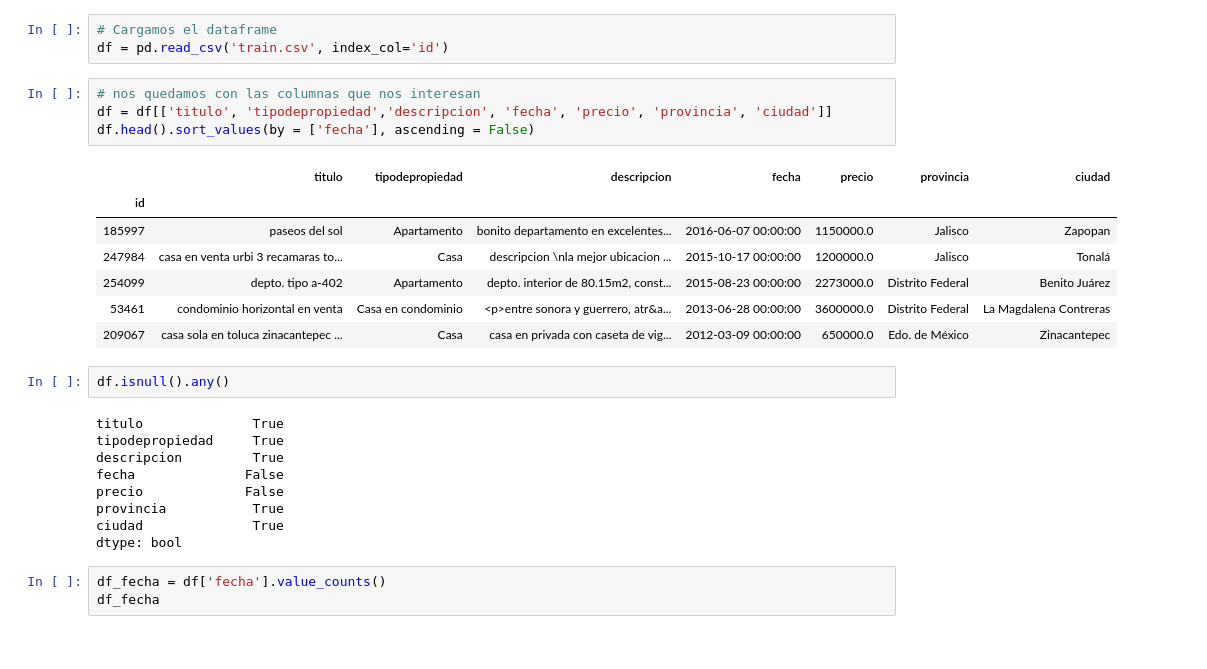
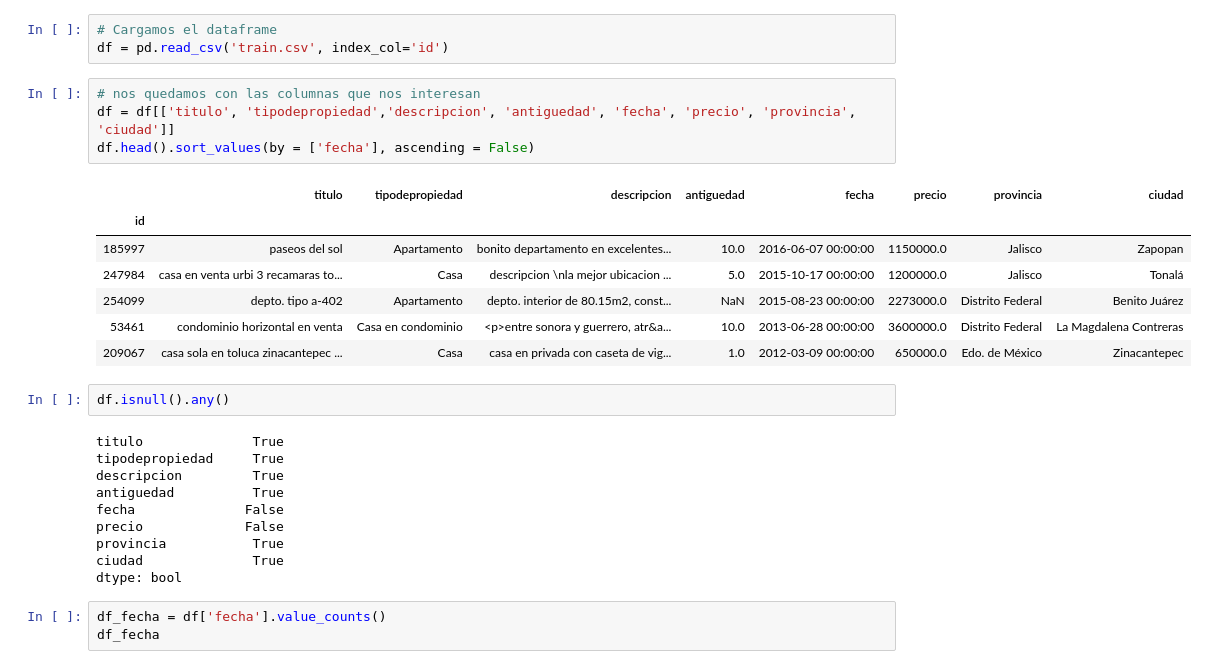
Before and after one commit to camilaserra5/7506-organizacion-de-datos, a Jupyter notebook: publicaciones.ipynb, the cells around one changed output. Cells and saved outputs as stored; diff of their text form.

```diff
--- a/publicaciones.ipynb
+++ b/publicaciones.ipynb
@@ -16,22 +16,23 @@ import time
 df = pd.read_csv('train.csv', index_col='id')
 # %%
 # nos quedamos con las columnas que nos interesan
-df = df[['titulo', 'tipodepropiedad','descripcion', 'fecha', 'precio', 'provincia', 'ciudad']]
+df = df[['titulo', 'tipodepropiedad','descripcion', 'antiguedad', 'fecha', 'precio', 'provincia', 'ciudad']]
 df.head().sort_values(by = ['fecha'], ascending = False)
 # %% [output]
-|  | titulo | tipodepropiedad | descripcion | fecha | precio | provincia | ciudad |
-| id |  |  |  |  |  |  |  |
-| 185997 | paseos del sol | Apartamento | bonito departamento en excelentes... | 2016-06-07 00:00:00 | 1150000.0 | Jalisco | Zapopan |
-| 247984 | casa en venta urbi 3 recamaras to... | Casa | descripcion \nla mejor ubicacion ... | 2015-10-17 00:00:00 | 1200000.0 | Jalisco | Tonalá |
-| 254099 | depto. tipo a-402 | Apartamento | depto. interior de 80.15m2, const... | 2015-08-23 00:00:00 | 2273000.0 | Distrito Federal | Benito Juárez |
-| 53461 | condominio horizontal en venta | Casa en condominio | <p>entre sonora y guerrero, atr&a... | 2013-06-28 00:00:00 | 3600000.0 | Distrito Federal | La Magdalena Contreras |
-| 209067 | casa sola en toluca zinacantepec ... | Casa | casa en privada con caseta de vig... | 2012-03-09 00:00:00 | 650000.0 | Edo. de México | Zinacantepec |
+|  | titulo | tipodepropiedad | descripcion | antiguedad | fecha | precio | provincia | ciudad |
+| id |  |  |  |  |  |  |  |  |
+| 185997 | paseos del sol | Apartamento | bonito departamento en excelentes... | 10.0 | 2016-06-07 00:00:00 | 1150000.0 | Jalisco | Zapopan |
+| 247984 | casa en venta urbi 3 recamaras to... | Casa | descripcion \nla mejor ubicacion ... | 5.0 | 2015-10-17 00:00:00 | 1200000.0 | Jalisco | Tonalá |
+| 254099 | depto. tipo a-402 | Apartamento | depto. interior de 80.15m2, const... | NaN | 2015-08-23 00:00:00 | 2273000.0 | Distrito Federal | Benito Juárez |
+| 53461 | condominio horizontal en venta | Casa en condominio | <p>entre sonora y guerrero, atr&a... | 10.0 | 2013-06-28 00:00:00 | 3600000.0 | Distrito Federal | La Magdalena Contreras |
+| 209067 | casa sola en toluca zinacantepec ... | Casa | casa en privada con caseta de vig... | 1.0 | 2012-03-09 00:00:00 | 650000.0 | Edo. de México | Zinacantepec |
 # %%
 df.isnull().any()
 # %% [output]
 titulo              True
 tipodepropiedad     True
 descripcion         True
+antiguedad          True
 fecha              False
 precio             False
 provincia           True
```
Also changed, not shown: parts of 11 cells of this notebook.
